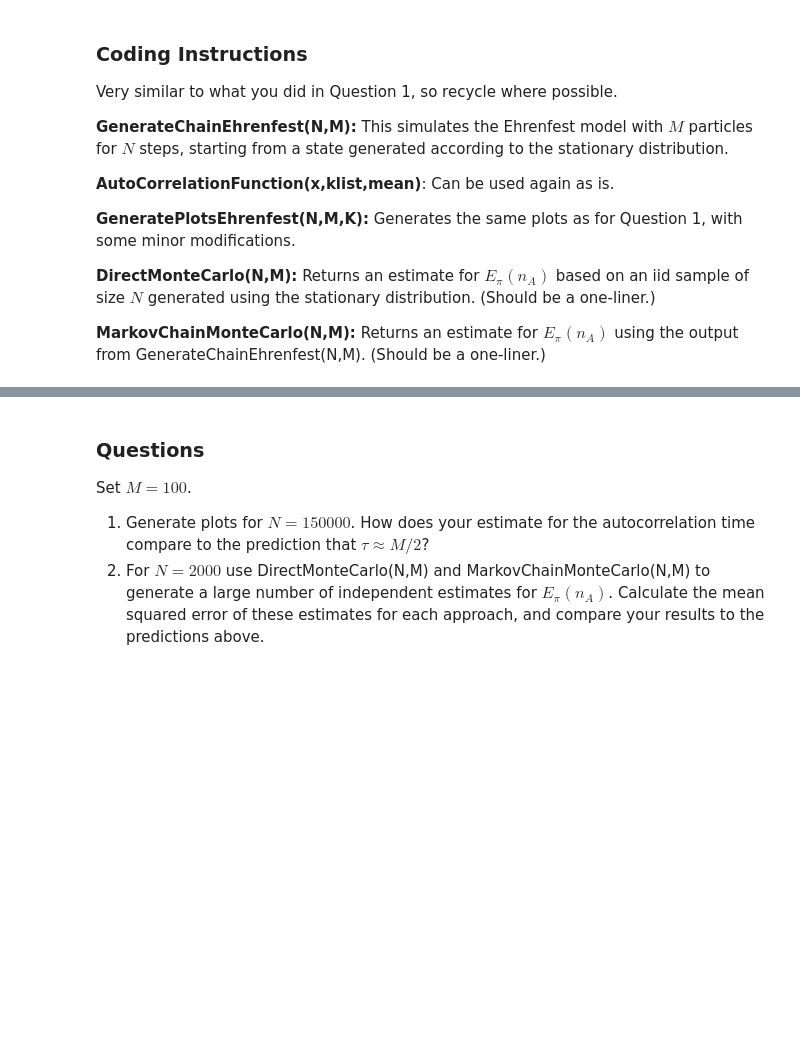
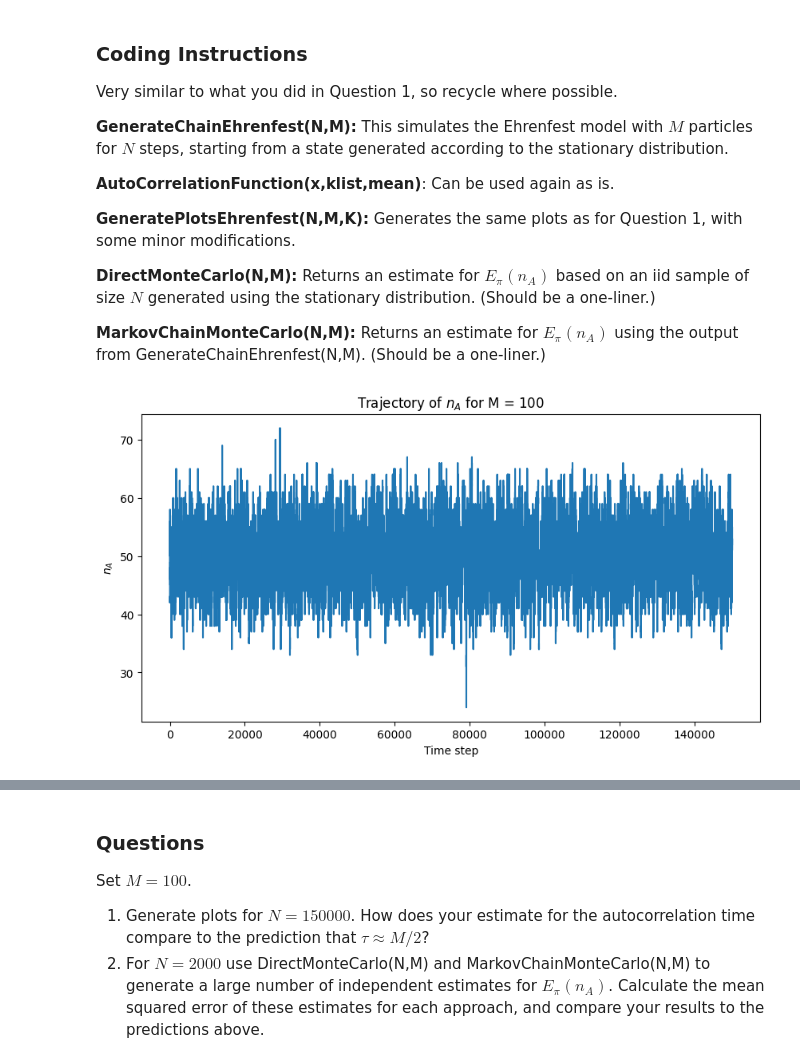
Before and after one commit to Ryan-TheInvoker/Computational-Physics, a Jupyter notebook: P344_Assignment4.ipynb, the cells around one changed output, grey strips where cells are left out. Saved outputs shown, nothing was run; the diff lists cells and outputs as text; code cells hidden in the pictures; blank space fills up the shorter version.

```diff
--- a/P344_Assignment4.ipynb
+++ b/P344_Assignment4.ipynb
@@ -88,3 +198,88 @@ Very similar to what you did in Question 1, so recycle where possible.
 **DirectMonteCarlo(N,M):** Returns an estimate for $E_\pi(n_A)$ based on an iid sample of size $N$ generated using the stationary distribution. (Should be a one-liner.)
 
 **MarkovChainMonteCarlo(N,M):** Returns an estimate for $E_\pi(n_A)$ using the output from GenerateChainEhrenfest(N,M). (Should be a one-liner.)
+# %%
+from scipy.stats import binom as binom_stats
+M=100
+def GenerateChainEhrenfest(N, M):
+    # Initialize the chain with a random state generated according to the stationary distribution
+    chain = [rng.binomial(M, 0.5)] # Starts with a number of particles in A based on binomial distribution
+
+    for _ in range(1, N):
+        n_A = chain[-1]
+        # Probability to move a particle from A to B
+        prob_move_A_to_B = n_A / M
+
+        if rng.random() < prob_move_A_to_B:
+            chain.append(n_A - 1)
+        else:
+            chain.append(n_A + 1)
+
+    return np.array(chain)
+
+def DirectMonteCarlo(N, M):
+    return np.mean(rng.binomial(M, 0.5, size=N))
+
+def MarkovChainMonteCarlo(N, M):
+    chain = GenerateChainEhrenfest(N, M)
+    return np.mean(chain)
+
+
+def GeneratePlotsEhrenfest(N, M, K):
+    chain = GenerateChainEhrenfest(N, M)
+
+    # Plot 1: Trajectory
+    plt.figure(figsize=(10, 5))
+    plt.plot(chain)
+    plt.title(f'Trajectory of $n_A$ for M = {M}')
+    plt.xlabel('Time step')
+    plt.ylabel('$n_A$')
+    plt.show()
+
+    # Plot 2: Histogram
+    plt.figure(figsize=(10, 5))
+    plt.hist(chain, bins=np.arange(-0.5, M+1.5), density=True, alpha=0.7, label="Empirical distribution")
+    x = np.arange(M+1)
+    plt.plot(x, binom_stats.pmf(x, M, 0.5), 'o-', label="Stationary distribution")
+
+    plt.title(f'Distribution of $n_A$ for M = {M}')
+    plt.xlabel('$n_A$')
+    plt.ylabel('Probability')
+    plt.legend()
+    plt.show()
+
+    # Plot 3: Autocorrelation
+    klist = np.arange(K)
+    acf = AutoCorrelationFunction(chain, klist)
+    plt.figure(figsize=(10, 5))
+    plt.plot(klist, acf, label="Using sample mean")
+    plt.plot(klist, AutoCorrelationFunction(chain, klist, mean=0), label="Using mean=0")
+    plt.axhline(y=np.exp(-1), color='r', linestyle='--')
+    plt.title(f'Autocorrelation for M = {M}')
+    plt.xlabel('k')
+    plt.ylabel('Autocorrelation')
+    plt.legend()
+    plt.show()
+
+# Example usage
+GeneratePlotsEhrenfest(150000, M, 500)
+
+
+
+#Question 2
+
+N = 2000
+num_estimates = 1000
+
+direct_estimates = [DirectMonteCarlo(N, M) for _ in range(num_estimates)]
+markov_estimates = [MarkovChainMonteCarlo(N, M) for _ in range(num_estimates)]
+
+# Calculate the mean squared error (MSE) for each approach
+expected_value = M / 2  # As given by the stationary distribution
+mse_direct = np.mean((np.array(direct_estimates) - expected_value)**2)
+mse_markov = np.mean((np.array(markov_estimates) - expected_value)**2)
+
+print(f"MSE for Direct Monte Carlo: {mse_direct}")
+print(f"MSE for Markov Chain Monte Carlo: {mse_markov}")
+# %% [output]
+[figure, added]
```
Also changed, not shown: parts of 4 cells of this notebook.
